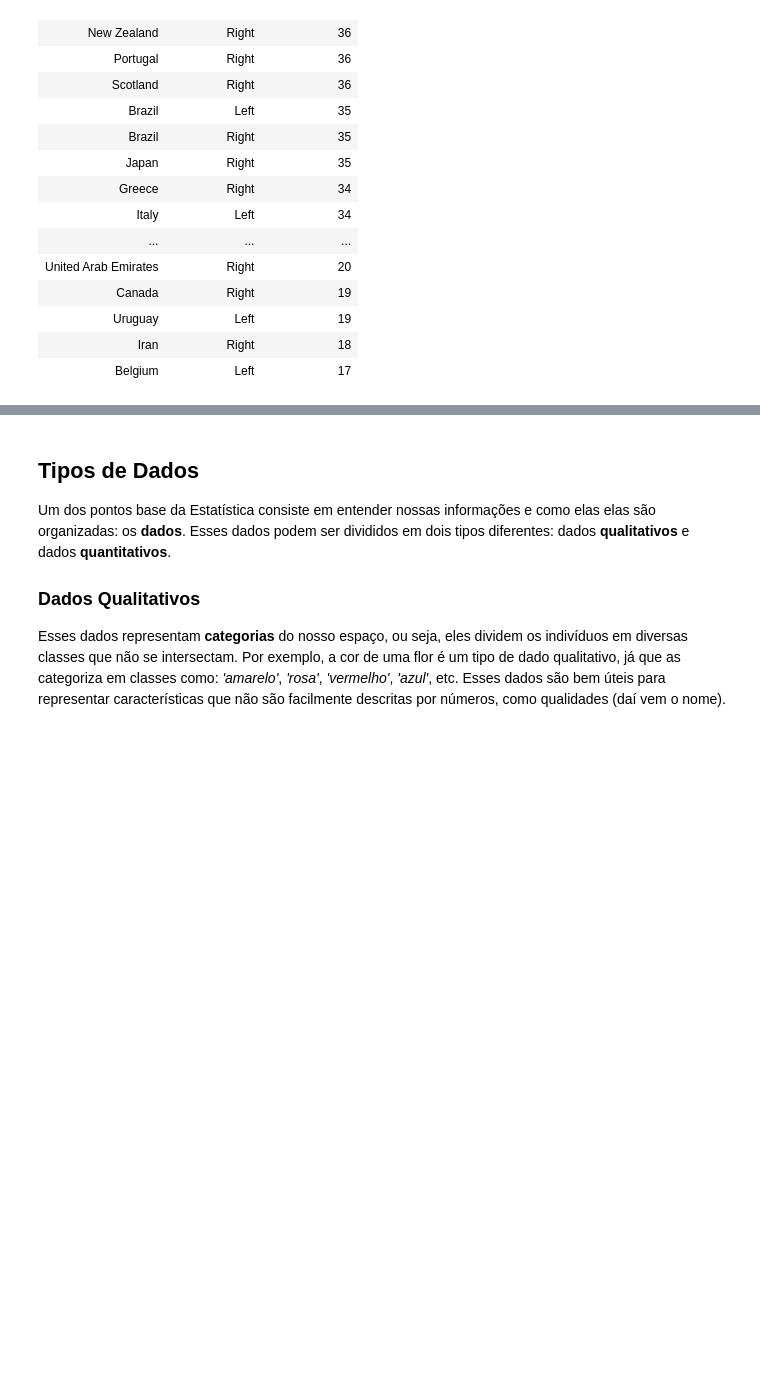
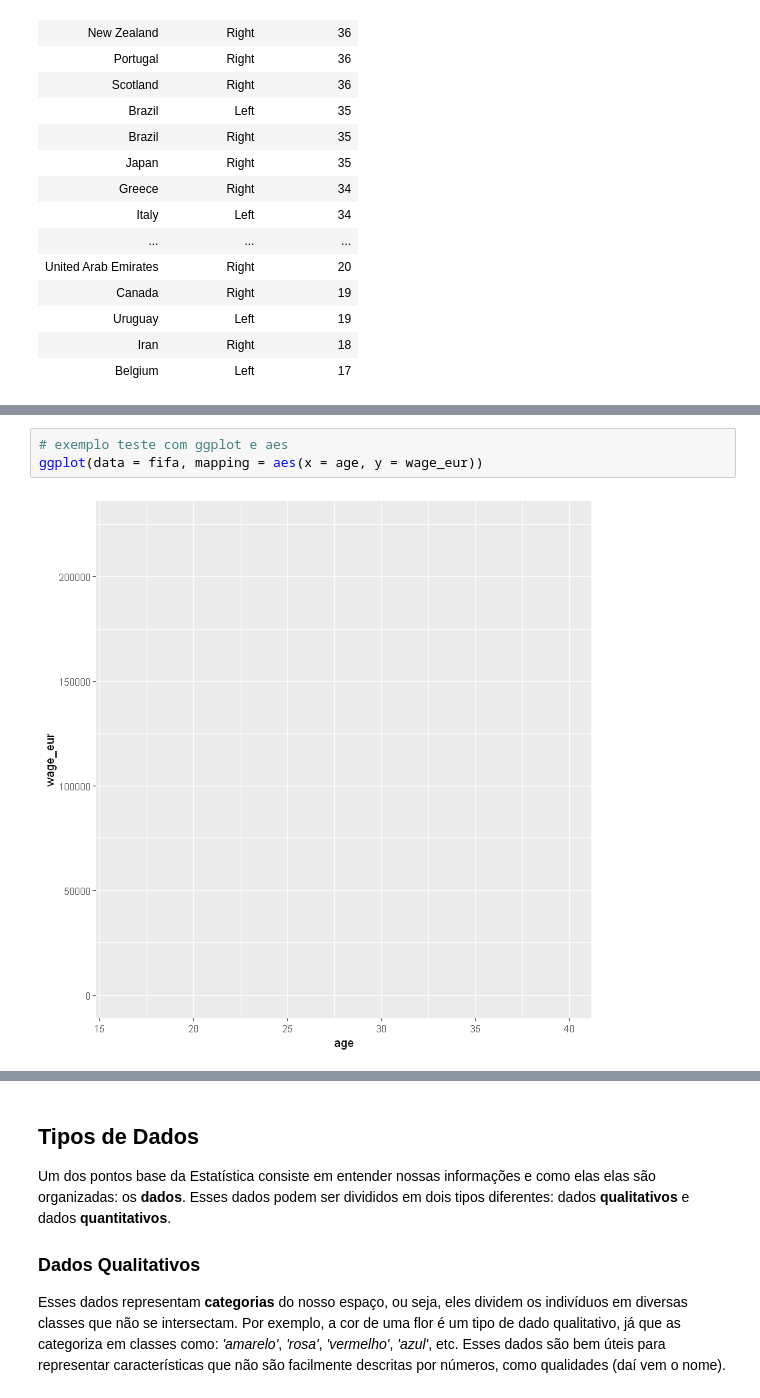
Before and after one commit to turing-usp/workshop_estatistica_com_R, a Jupyter notebook: fifa-gabarito.ipynb, the cells around one changed output, grey strips where cells are left out. Cells and saved outputs as stored; diff of their text form; blank space fills up the shorter version.

Commit message:
add dataviz
Adicionando versão datacamp e gabarito da parte de visualização de dados

```diff
--- a/fifa-gabarito.ipynb
+++ b/fifa-gabarito.ipynb
@@ -274,0 +356,5 @@ fifa %>%
+# %%
+# exemplo teste com ggplot e aes
+ggplot(data = fifa, mapping = aes(x = age, y = wage_eur))
+# %% [output]
+[figure, added]
```
Also changed, not shown: parts of 38 cells of this notebook, 1 other file.
